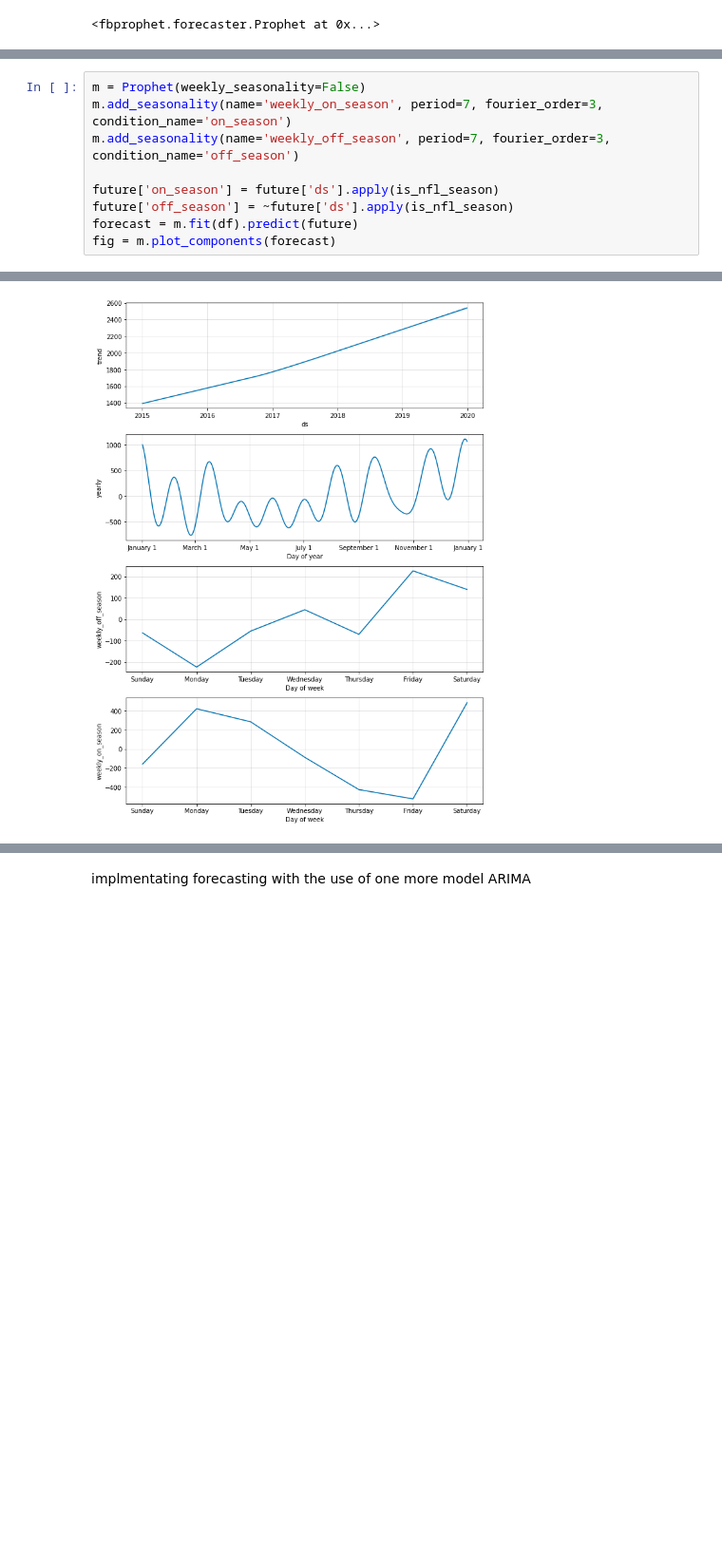
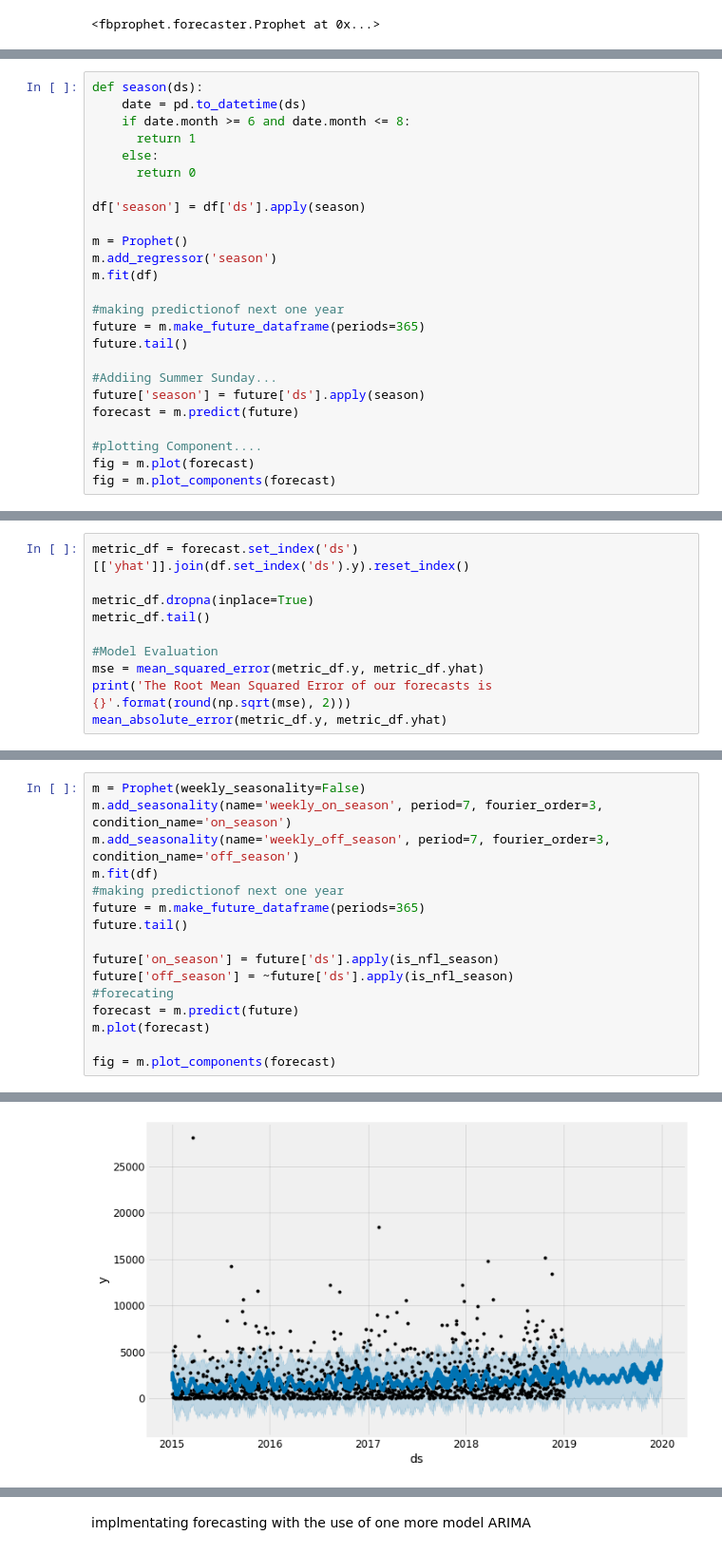
Before and after one commit to Santosh344/RetaildataAnalysis, a Jupyter notebook: prophet.ipynb, the cells around one changed output, grey strips where cells are left out. Shown at 95% size. Cells and saved outputs as stored; diff of their text form; blank space fills up the shorter version.

```diff
--- a/prophet.ipynb
+++ b/prophet.ipynb
@@ -173,0 +277,25 @@ INFO:fbprophet:Disabling daily seasonality. Run prophet with daily_seasonality=T
+# %%
+def season(ds):
+    date = pd.to_datetime(ds)
+    if date.month >= 6 and date.month <= 8:
+      return 1
+    else:
+      return 0
+
+df['season'] = df['ds'].apply(season)
+
+m = Prophet()
+m.add_regressor('season')
+m.fit(df)
+
+#making predictionof next one year
+future = m.make_future_dataframe(periods=365)
+future.tail()
+
+#Addiing Summer Sunday...
+future['season'] = future['ds'].apply(season)
+forecast = m.predict(future)
+
+#plotting Component....
+fig = m.plot(forecast)
+fig = m.plot_components(forecast)
@@ -173,0 +306,10 @@ INFO:fbprophet:Disabling daily seasonality. Run prophet with daily_seasonality=T
+# %%
+metric_df = forecast.set_index('ds')[['yhat']].join(df.set_index('ds').y).reset_index()
+
+metric_df.dropna(inplace=True)
+metric_df.tail()
+
+#Model Evaluation
+mse = mean_squared_error(metric_df.y, metric_df.yhat)
+print('The Root Mean Squared Error of our forecasts is {}'.format(round(np.sqrt(mse), 2)))
+mean_absolute_error(metric_df.y, metric_df.yhat)
@@ -182,12 +332,19 @@ df['off_season'] = ~df['ds'].apply(is_nfl_season)
 # %%
 m = Prophet(weekly_seasonality=False)
 m.add_seasonality(name='weekly_on_season', period=7, fourier_order=3, condition_name='on_season')
 m.add_seasonality(name='weekly_off_season', period=7, fourier_order=3, condition_name='off_season')
+m.fit(df)
+#making predictionof next one year
+future = m.make_future_dataframe(periods=365)
+future.tail()
 
 future['on_season'] = future['ds'].apply(is_nfl_season)
 future['off_season'] = ~future['ds'].apply(is_nfl_season)
-forecast = m.fit(df).predict(future)
+#forecating
+forecast = m.predict(future)
+m.plot(forecast)
+
 fig = m.plot_components(forecast)
 # %% [output]
 INFO:fbprophet:Disabling daily seasonality. Run prophet with daily_seasonality=True to override this.
-[figure, old version]
+[figure, new version]
```
Also changed, not shown: parts of 49 cells of this notebook.
